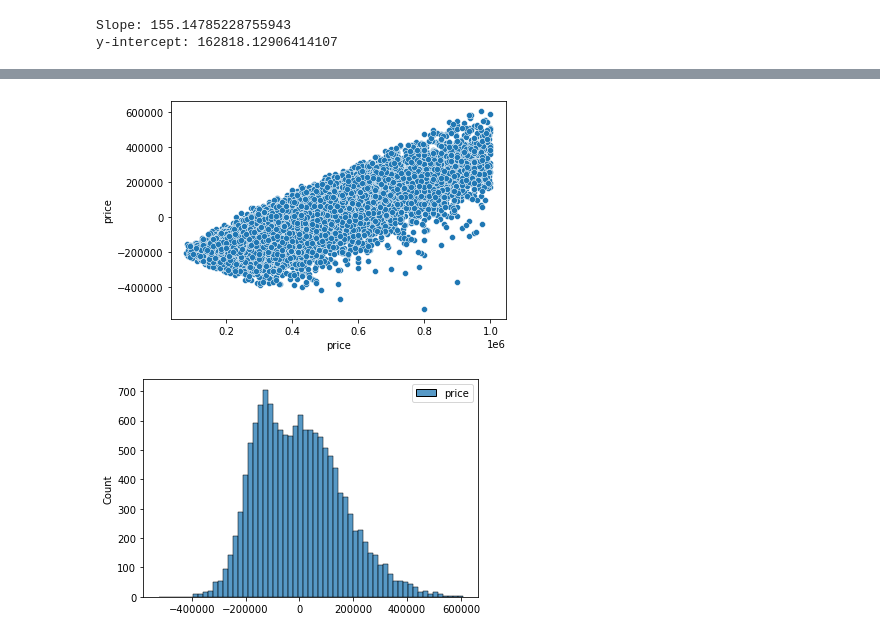
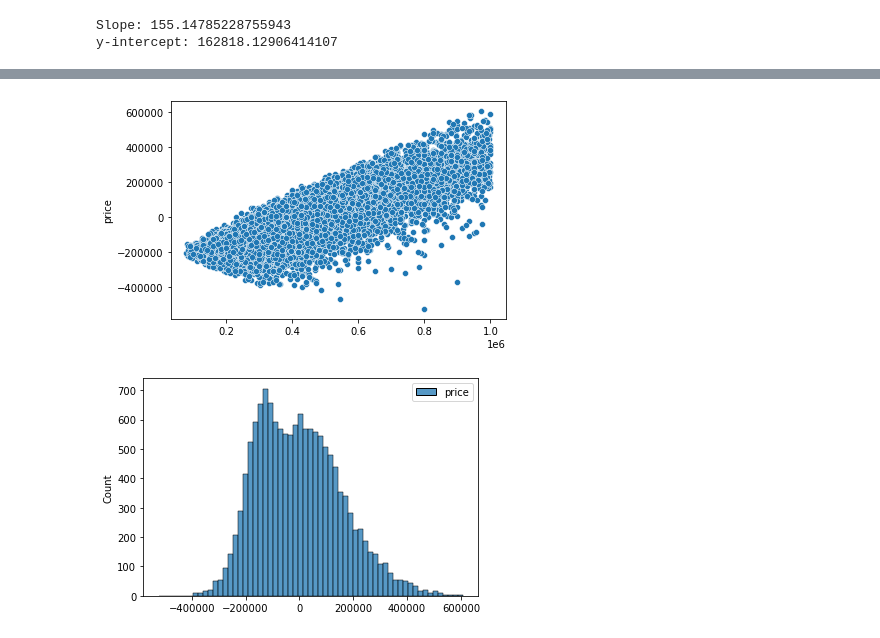
Before and after one commit to ran0027/dsc-phase2-project, a Jupyter notebook: new_baseline_model.ipynb, the cells around one changed output, grey strips where cells are left out. Cells and saved outputs as stored; diff of their text form; code cells hidden in the pictures.

```diff
--- a/new_baseline_model.ipynb
+++ b/new_baseline_model.ipynb
@@ -229,9 +270,9 @@ residuals = (y_train - prediction)
 # %%
-# plot residuals versus price
+# plot residuals versus price (for training data)
 
-sns.scatterplot(x = y_train['price'], y = residuals['price']);
+sns.scatterplot(y_train['price'].values, residuals['price']);
 # %% [output]
-[figure, old version]
+[figure, new version]
 # %%
 # check distribution of residuals visually
 
```
Also changed, not shown: parts of 7 cells of this notebook.
